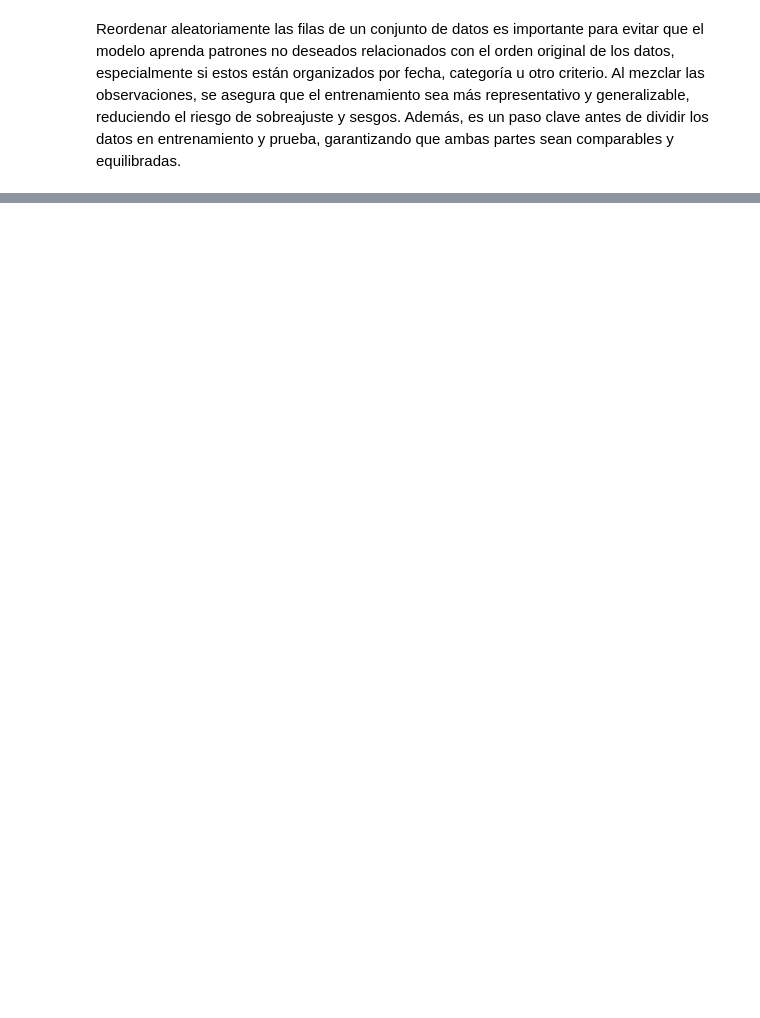
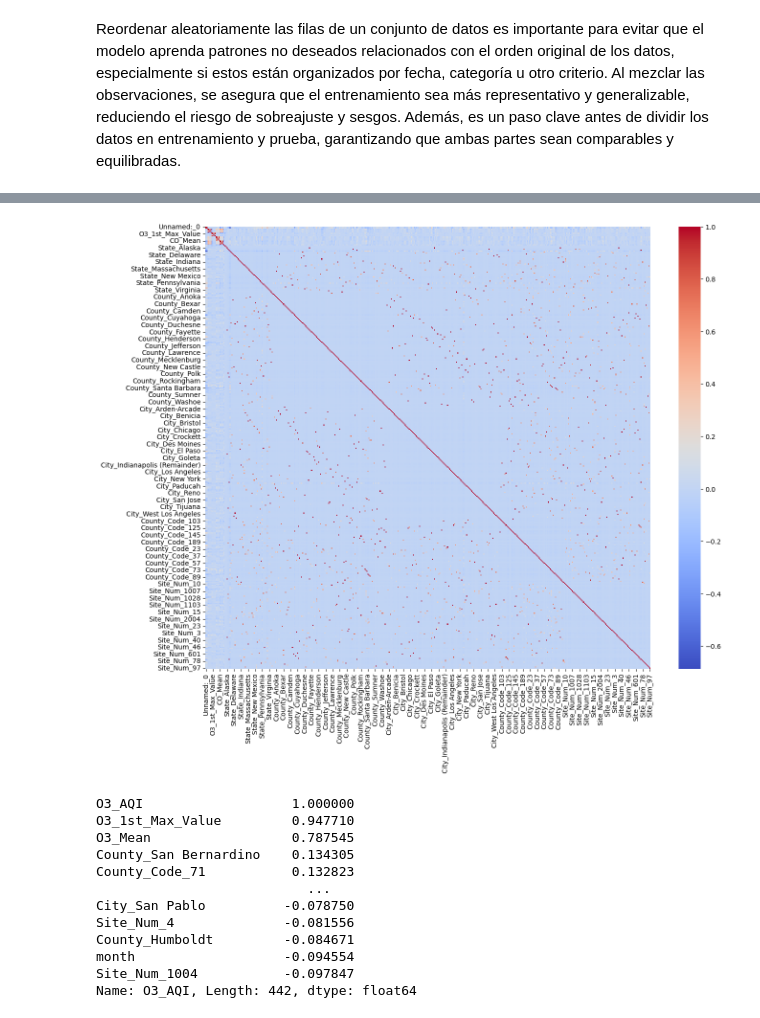
Before and after one commit to Israelamat/Study-and-prediction-of-U.S.-contamination, a Jupyter notebook: Proyecto_Final_IA_ML.ipynb, the cells around one changed output, grey strips where cells are left out. Drawn from its saved outputs; the diff is of its cells as text; code cells hidden in the pictures; blank space fills up the shorter version.

```diff
--- a/Proyecto_Final_IA_ML.ipynb
+++ b/Proyecto_Final_IA_ML.ipynb
@@ -775,0 +864,27 @@ print("Estoy abajo")
+# %%
+# Calcular correlación
+correlation_matrix = df_clean_shuffled.corr()
+
+# Mostrar matriz de correlación completa
+plt.figure(figsize=(15,12))
+sns.heatmap(correlation_matrix, annot=False, cmap='coolwarm')
+plt.show()
+
+# Correlación específica con la variable objetivo
+target = "O3_AQI"
+cor_target = correlation_matrix[target].sort_values(ascending=False)
+print(cor_target)
+# %% [output]
+[figure, added]
+O3_AQI                   1.000000
+O3_1st_Max_Value         0.947710
+O3_Mean                  0.787545
+County_San Bernardino    0.134305
+County_Code_71           0.132823
+                           ...
+City_San Pablo          -0.078750
+Site_Num_4              -0.081556
+County_Humboldt         -0.084671
+month                   -0.094554
+Site_Num_1004           -0.097847
+Name: O3_AQI, Length: 442, dtype: float64
```
Also changed, not shown: parts of 16 cells of this notebook.
